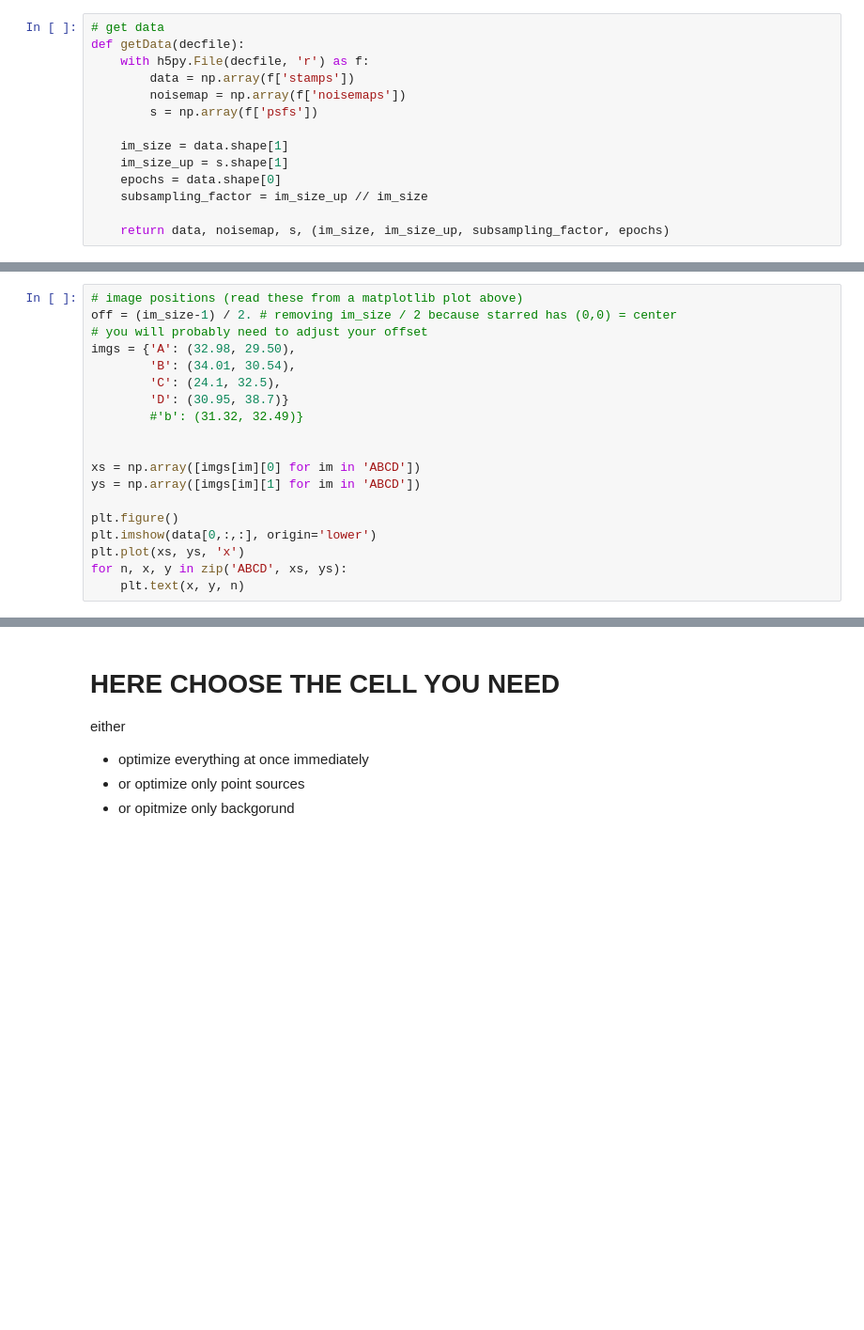
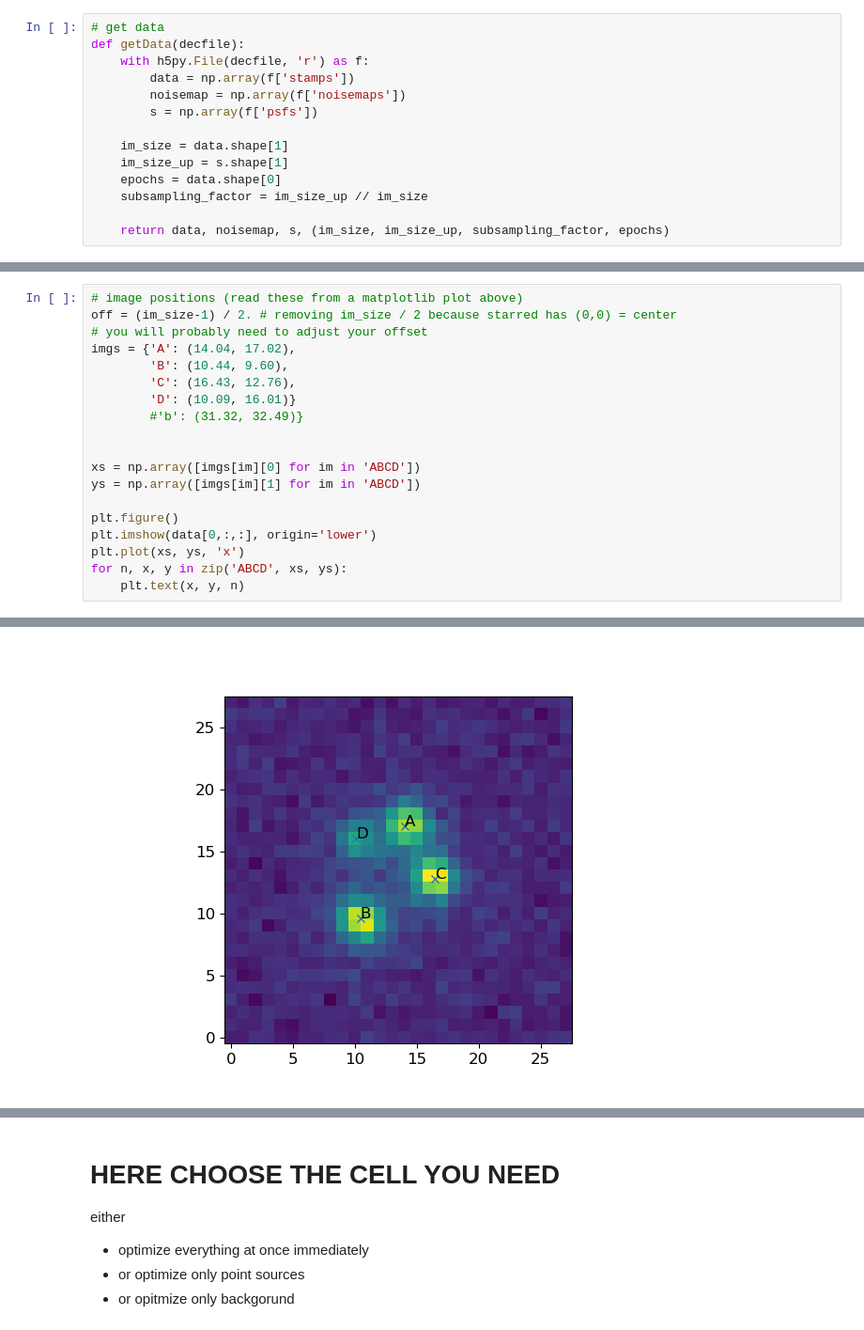
Before and after one commit to COSMOGRAIL/COSMOULINE, a Jupyter notebook: pipe/7a_deconv_lens/2_deconv.ipynb, the cells around one changed output, grey strips where cells are left out. Shown at 94% size. Drawn from its saved outputs; the diff is of its cells as text; blank space fills up the shorter version.

```diff
--- a/pipe/7a_deconv_lens/2_deconv.ipynb
+++ b/pipe/7a_deconv_lens/2_deconv.ipynb
@@ -143,10 +140,10 @@ plt.show()
 # image positions (read these from a matplotlib plot above)
 off = (im_size-1) / 2. # removing im_size / 2 because starred has (0,0) = center
 # you will probably need to adjust your offset
-imgs = {'A': (32.98, 29.50),
-        'B': (34.01, 30.54),
-        'C': (24.1, 32.5),
-        'D': (30.95, 38.7)}
+imgs = {'A': (14.04, 17.02),
+        'B': (10.44, 9.60),
+        'C': (16.43, 12.76),
+        'D': (10.09, 16.01)}
         #'b': (31.32, 32.49)}
 
 
@@ -164,3 +159,4 @@ for n, x, y in zip('ABCD', xs, ys):
+[figure, added]
 # %%
 
 # let's estimate a background :)
```
Also changed, not shown: parts of 22 cells of this notebook, 25 other files.
